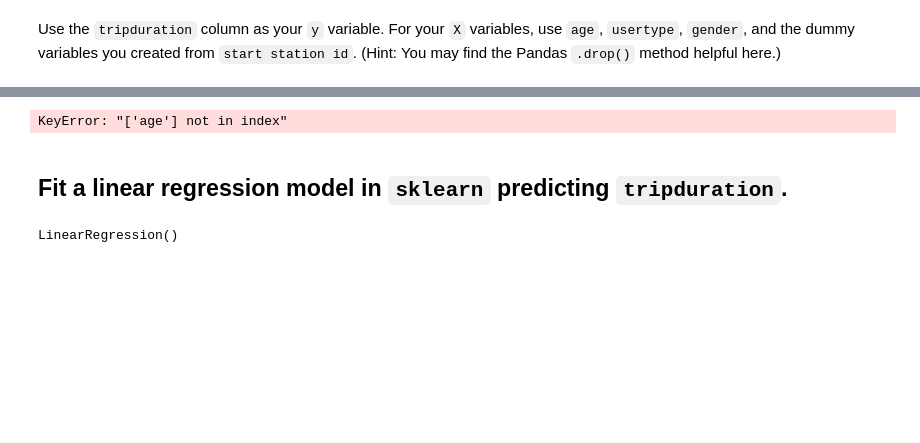
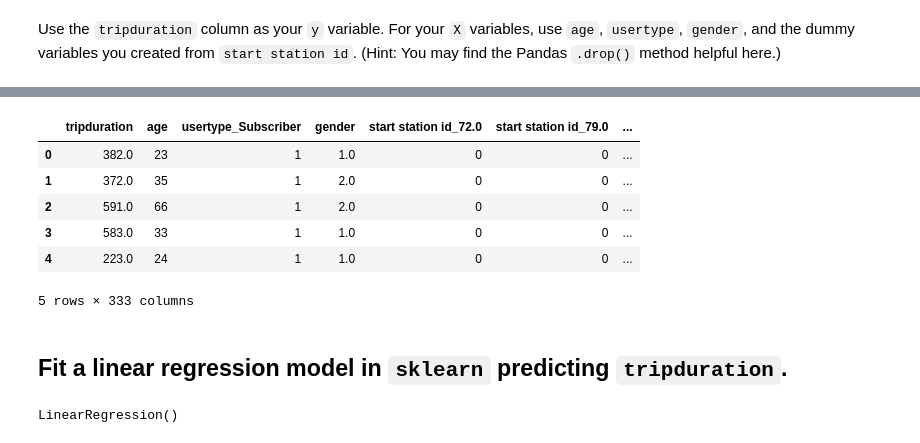
Before and after one commit to mduff12/mduff12, a Jupyter notebook: labs/3.02-lab-regression-and-model-validation-master/starter-code.ipynb, the cells around one changed output, grey strips where cells are left out. Cells and saved outputs as stored; diff of their text form; code cells hidden in the pictures; blank space fills up the shorter version.

```diff
--- a/labs/3.02-lab-regression-and-model-validation-master/starter-code.ipynb
+++ b/labs/3.02-lab-regression-and-model-validation-master/starter-code.ipynb
@@ -329,0 +359,12 @@ plt.xticks(rotation=10)
+# %%
+newdf = pd.get_dummies(data=newdf, columns=['start station id'])
+# %%
+newdf.head()
+# %% [output]
+|  | tripduration | age | usertype_Subscriber | gender | start station id_72.0 | start station id_79.0 | ... |
+| 0 | 382.0 | 23 | 1 | 1.0 | 0 | 0 | ... |
+| 1 | 372.0 | 35 | 1 | 2.0 | 0 | 0 | ... |
+| 2 | 591.0 | 66 | 1 | 2.0 | 0 | 0 | ... |
+| 3 | 583.0 | 33 | 1 | 1.0 | 0 | 0 | ... |
+| 4 | 223.0 | 24 | 1 | 1.0 | 0 | 0 | ... |
+5 rows × 333 columns
@@ -330,5 +373,3 @@ plt.xticks(rotation=10)
 # %%
-X=citibike_feb[['age','usertype','gender','start station id']]
-y=citibike_feb['tripduration']
+X=newdf[['age','usertype','gender','start station id_293.0','start station id_519.0','start station id_497.0','start station id_521.0']]
+y=newdf['tripduration']
-# %% [output]
-KeyError: "['age'] not in index"
```
Also changed, not shown: parts of 20 cells of this notebook.
